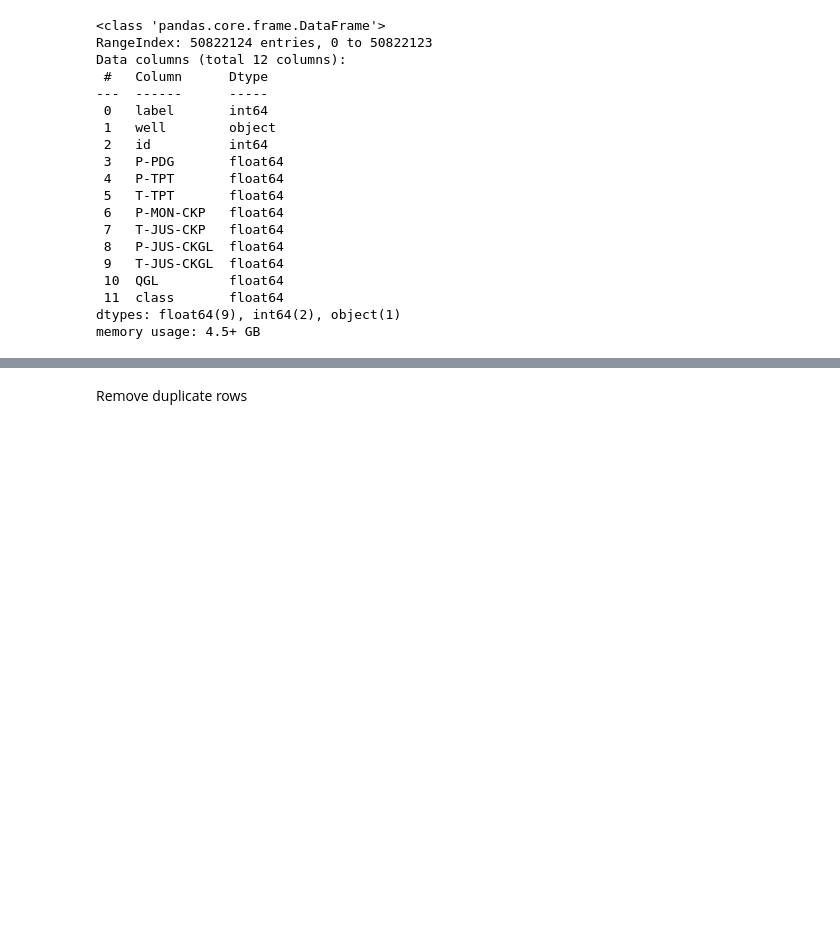
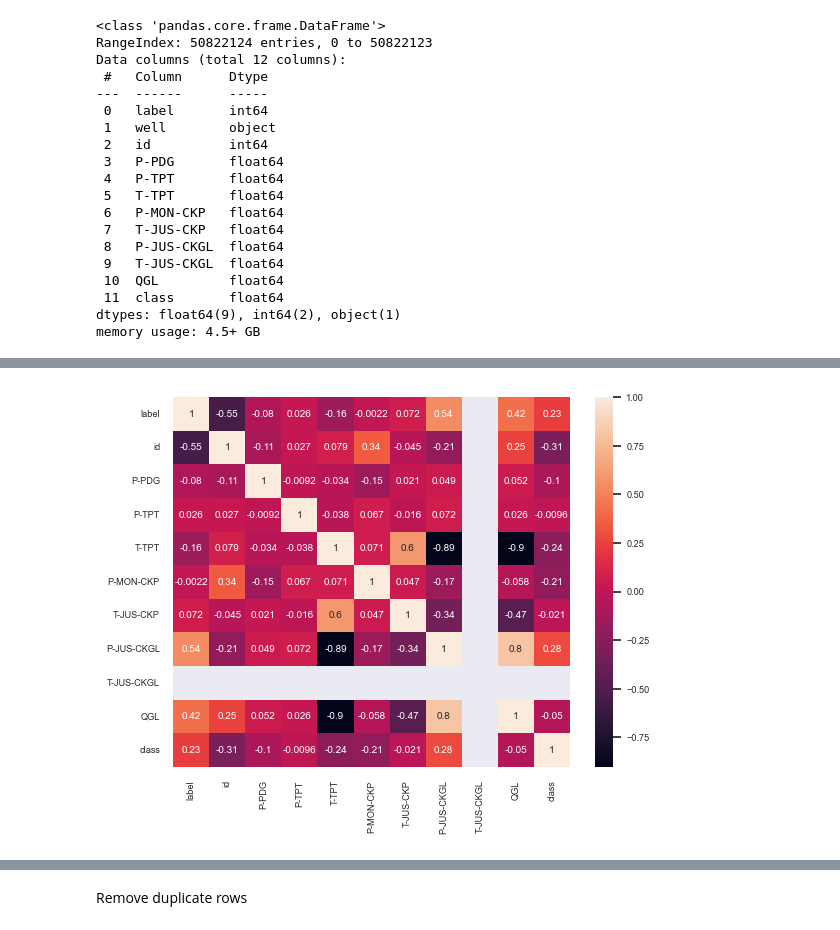
Before and after one commit to RealDyllon/3W-Petrobras, a Jupyter notebook: overviews/_baseline/Explore_dataset.ipynb, the cells around one changed output, grey strips where cells are left out. Saved outputs shown, nothing was run; the diff lists cells and outputs as text; code cells hidden in the pictures; blank space fills up the shorter version.

```diff
--- a/overviews/_baseline/Explore_dataset.ipynb
+++ b/overviews/_baseline/Explore_dataset.ipynb
@@ -166,0 +173,8 @@ Text(0, 0.5, 'Count (Millions)')
+# %%
+# Computing the correlations
+corr = df.corr()
+sns.set(font_scale=0.6)
+sns.heatmap(corr, annot=True)
+plt.show()
+# %% [output]
+[figure, added]
```
Also changed, not shown: parts of 19 cells of this notebook.
